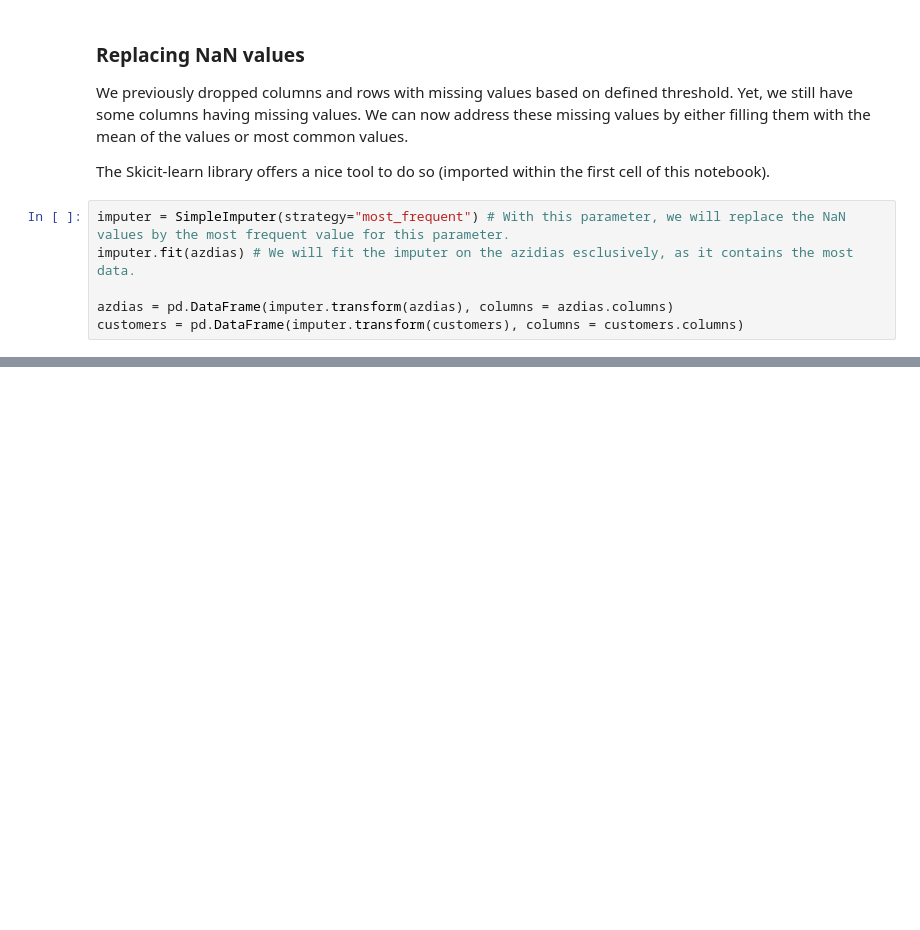
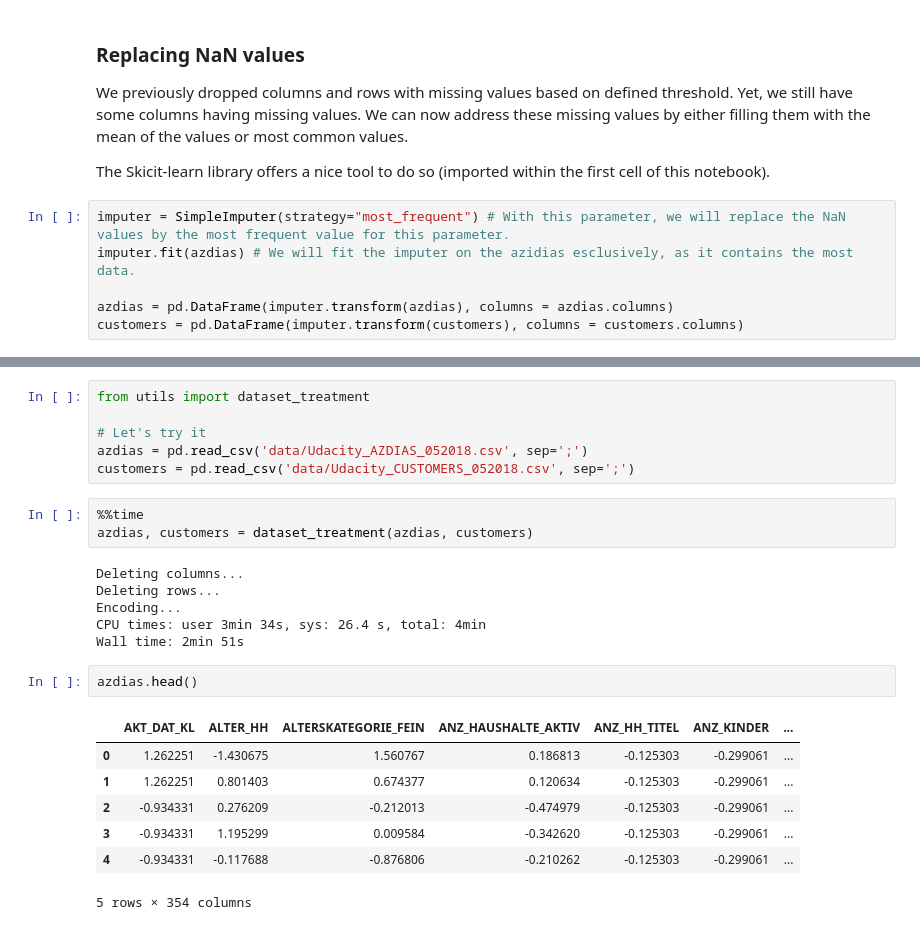
Before and after one commit to ClemPalf/SageMaker-Arvato, a Jupyter notebook: 1) Data exploration and preprocessing.ipynb, the cells around one changed output, grey strips where cells are left out. Saved outputs shown, nothing was run; the diff lists cells and outputs as text; blank space fills up the shorter version.

```diff
--- a/1) Data exploration and preprocessing.ipynb
+++ b/1) Data exploration and preprocessing.ipynb
@@ -478,0 +488,25 @@ customers.describe()
+# %%
+from utils import dataset_treatment
+
+# Let's try it
+azdias = pd.read_csv('data/Udacity_AZDIAS_052018.csv', sep=';')
+customers = pd.read_csv('data/Udacity_CUSTOMERS_052018.csv', sep=';')
+# %%
+%%time
+azdias, customers = dataset_treatment(azdias, customers)
+# %% [output]
+Deleting columns...
+Deleting rows...
+Encoding...
+CPU times: user 3min 34s, sys: 26.4 s, total: 4min
+Wall time: 2min 51s
+# %%
+azdias.head()
+# %% [output]
+|  | AKT_DAT_KL | ALTER_HH | ALTERSKATEGORIE_FEIN | ANZ_HAUSHALTE_AKTIV | ANZ_HH_TITEL | ANZ_KINDER | ... |
+| 0 | 1.262251 | -1.430675 | 1.560767 | 0.186813 | -0.125303 | -0.299061 | ... |
+| 1 | 1.262251 | 0.801403 | 0.674377 | 0.120634 | -0.125303 | -0.299061 | ... |
+| 2 | -0.934331 | 0.276209 | -0.212013 | -0.474979 | -0.125303 | -0.299061 | ... |
+| 3 | -0.934331 | 1.195299 | 0.009584 | -0.342620 | -0.125303 | -0.299061 | ... |
+| 4 | -0.934331 | -0.117688 | -0.876806 | -0.210262 | -0.125303 | -0.299061 | ... |
+5 rows × 354 columns
```
Also changed, not shown: parts of 20 cells of this notebook, 3 other files.
